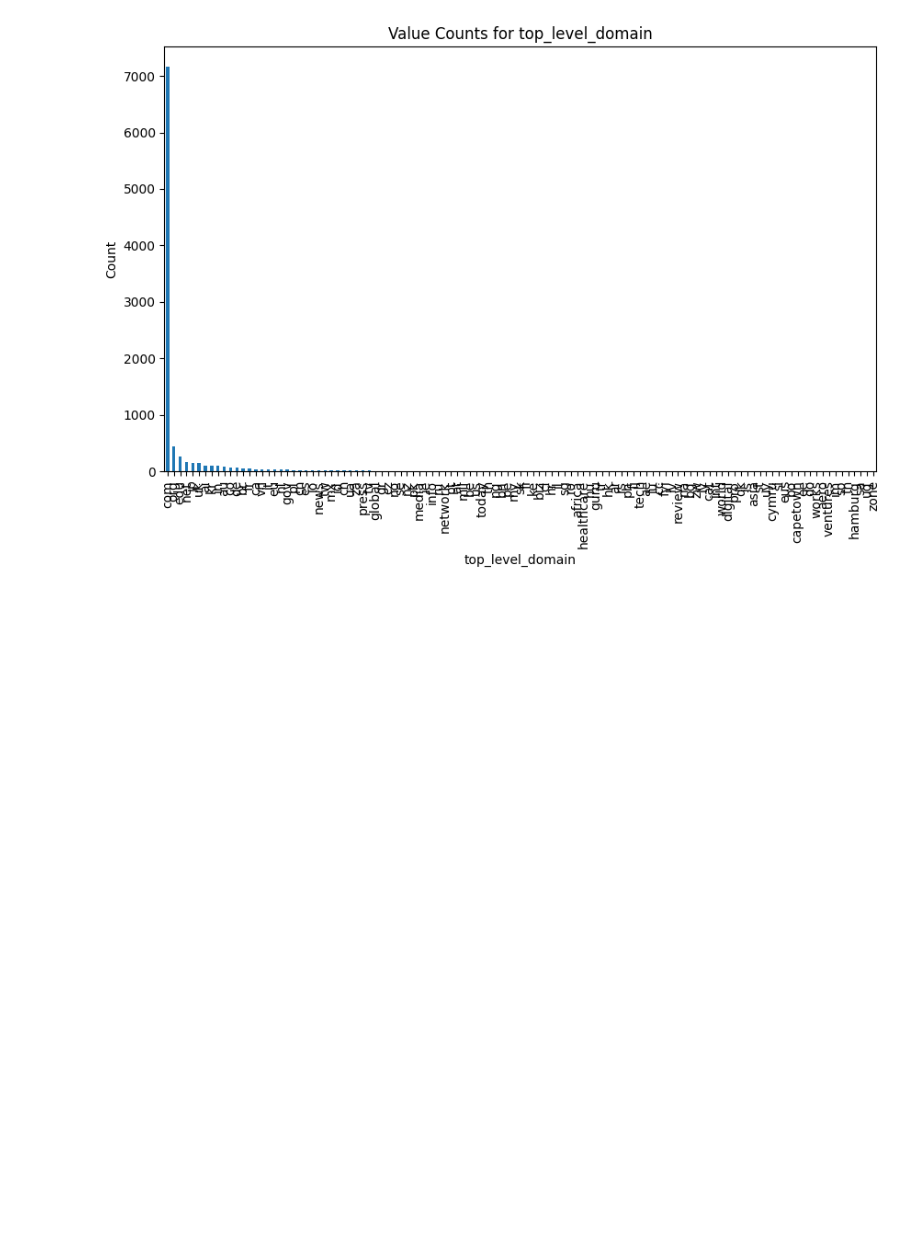
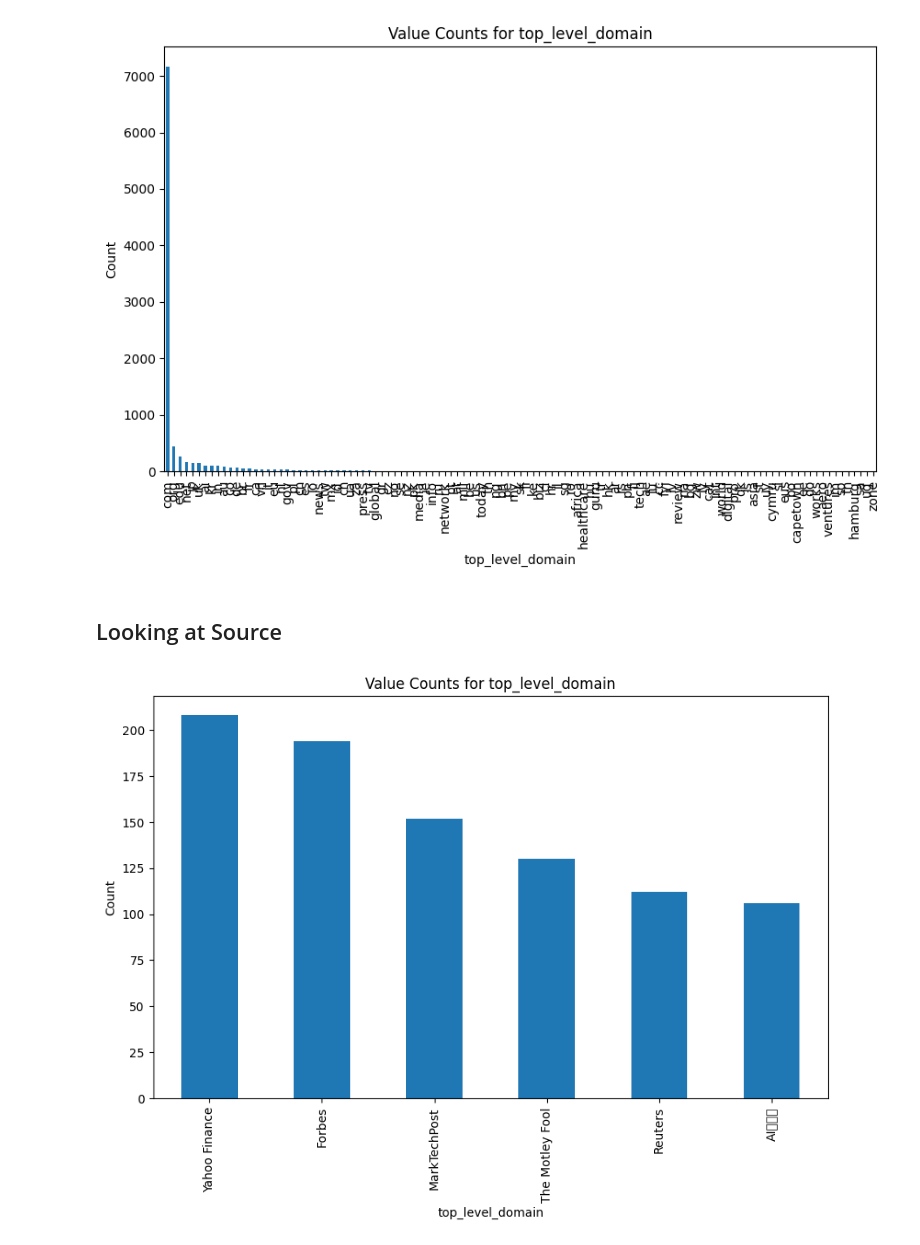
Before and after one commit to ArjunRajpal123/datathon-breaking-bad-data, a Jupyter notebook: eda.ipynb, the cells around one changed output. Drawn from its saved outputs; the diff is of its cells as text; code cells hidden in the pictures; blank space fills up the shorter version.

```diff
--- a/eda.ipynb
+++ b/eda.ipynb
@@ -51,3 +51,15 @@ for col in columns_of_interest:
 [figure]
 [figure]
 [figure]
+# %% [markdown]
+## Looking at Source
+# %%
+plt.figure(figsize=(10, 6))
+filtered_values = df["source"].value_counts()[df["source"].value_counts() > 100]
+filtered_values.plot(kind='bar')
+plt.title('Value Counts for ' + col, **csfont)
+plt.xlabel(col, **hfont)
+plt.ylabel('Count', **hfont)
+plt.show()
+# %% [output]
+[figure, added]
```
